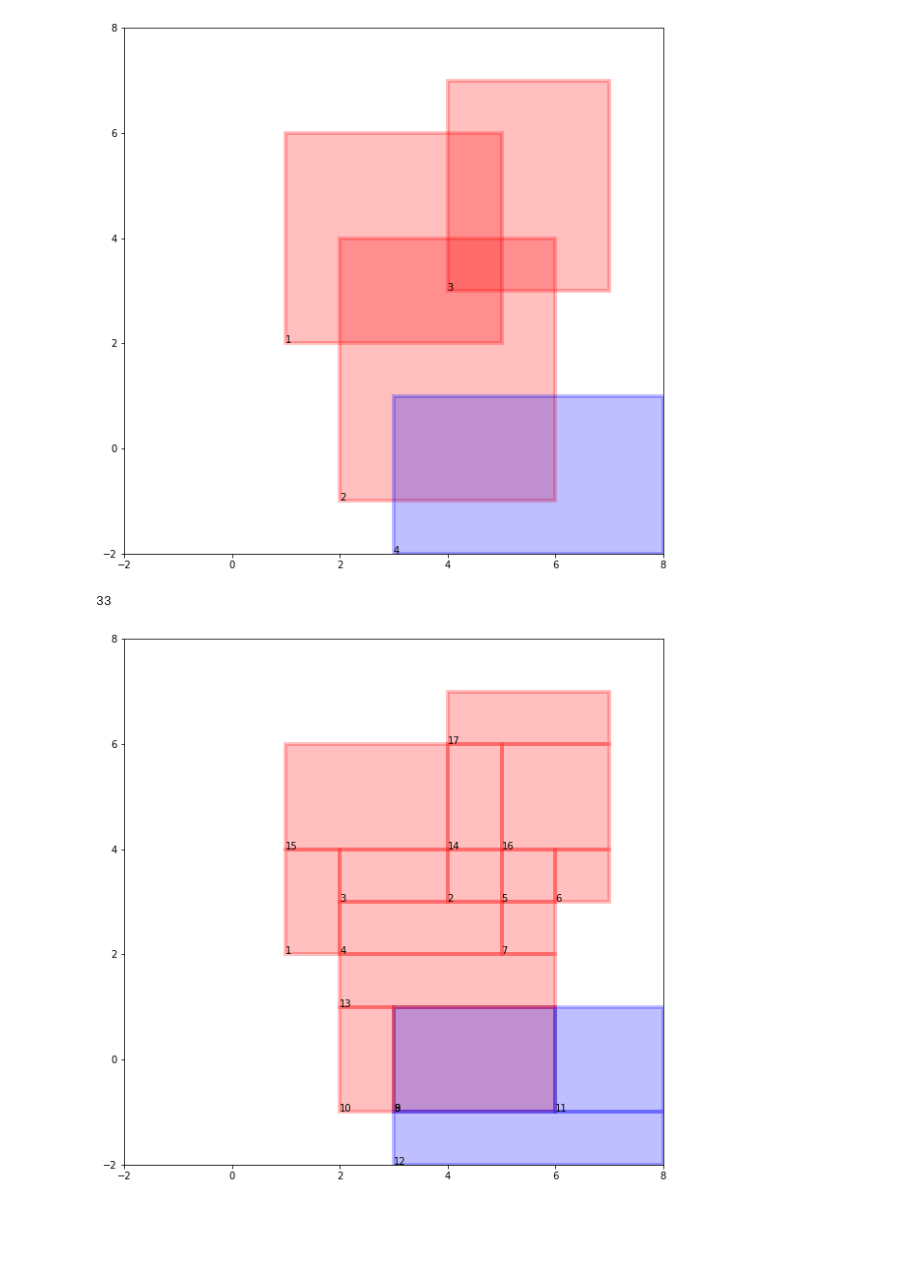
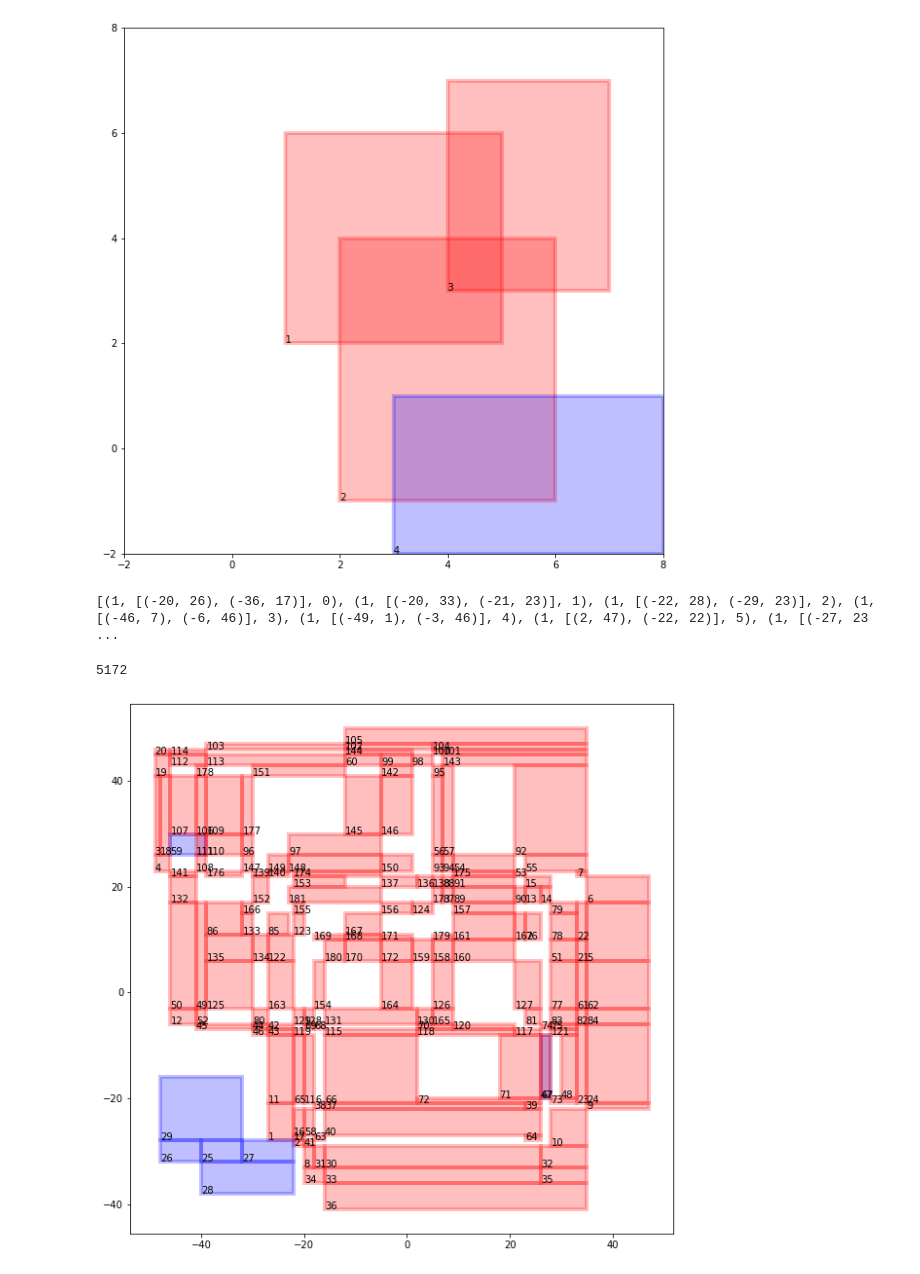
Before and after one commit to nickjhughes/advent, a Jupyter notebook: 2021/22.ipynb, the cells around one changed output. Saved outputs shown, nothing was run; the diff lists cells and outputs as text; code cells hidden in the pictures; blank space fills up the shorter version.

```diff
--- a/2021/22.ipynb
+++ b/2021/22.ipynb
@@ -40,7 +40,7 @@ lines = [
 ]
 # %%
 steps = []
-for line in lines[:20]:  # Just steps within [-50, 50]
+for line in lines: #lines[:20]:  # Just steps within [-50, 50]
     state, coords = line.split()
     state = 1 if state == 'on' else 0
     ranges = []
@@ -302,10 +325,29 @@ ax.set(xlim=[-2, 8], ylim=[-2, 8]);
+# %%
+steps = []
+for i, line in enumerate(lines):
+    state, coords = line.split()
+    state = 1 if state == 'on' else 0
+    ranges = []
+    for coord in coords.split(',')[:2]:
+        _, range_ = coord.split('=')
+        ranges.append(tuple(int(v) for v in range_.split('..')))
+    steps.append((state, ranges, i))
+print(steps)
+# %% [output]
+[(1, [(-20, 26), (-36, 17)], 0), (1, [(-20, 33), (-21, 23)], 1), (1, [(-22, 28), (-29, 23)], 2), (1, [(-46, 7), (-6, 46)], 3), (1, [(-49, 1), (-3, 46)], 4), (1, [(2, 47), (-22, 22)], 5), (1, [(-27, 23 ...
 # %%
-orig_steps = [
-    (1, [(1, 4+1), (2, 5+1)], [0]),
-    (1, [(2, 5+1), (-1, 3+1)], [1]),
-    (1, [(4, 6+1), (3, 6+1)], [2]),
-    (0, [(3, 7+1), (-2, 0+1)], [3])
-]
+orig_steps = steps
+# for line in lines
+
+
+# orig_steps = [
+#     (1, [(1, 4+1), (2, 5+1)], 0),
+#     (1, [(2, 5+1), (-1, 3+1)], 1),
+#     (0, [(3, 5+1), (5, 6+1)], 2),
+#     (1, [(4, 6+1), (3, 6+1)], 3),
+#     (0, [(3, 7+1), (-2, 0+1)], 4),
+#     (0, [(0, 3+1), (-1, 0+1)], 5),
+# ]
 
 steps = orig_steps
 
@@ -334,15 +376,17 @@ while found_intersections:
             # Intersection
             xi = [max(x1[0], x2[0]), min(x1[1], x2[1])]
             yi = [max(y1[0], y2[0]), min(y1[1], y2[1])]
-            if range_area((xi, yi)) > 0 and (range_area(ranges1) != range_area(ranges2) or state1 == state2):
+            if range_area((xi, yi)) > 0 and (range_area((xi, yi)) != range_area(ranges2) or state1 == state2):
                 # print(xi, yi)
                 # print(f'{iteration}: {step1} ({i+1}) and {step2} ({j+1}) overlap')
                 found_intersections = True
                 if state1 != state2:
-                    new_steps.append((state1, [xi, yi], seq1))
-                    new_steps.append((state2, [xi, yi], seq2))
+                    if seq1 > seq2:
+                        new_steps.append((state1, [xi, yi], seq1))
+                    else:
+                        new_steps.append((state2, [xi, yi], seq2))
                 else:
-                    new_steps.append((state1, [xi, yi], seq1 + seq2))
+                    new_steps.append((state1, [xi, yi], max(seq1, seq2)))
                 steps_split.extend([i, j])
             else:
                 new_steps.extend([step1, step2])
@@ -415,31 +459,26 @@ while found_intersections:
 # print(steps)
 # %%
 total_area = 0
-for i in range(len(orig_steps)):
-    seq_steps = [s for s in steps if i in s[2]]
-    for state, ranges, _ in seq_steps:
-        area = range_area(ranges)
-        if state == 1:
-            total_area += area
-        else:
-            total_area -= area
+for state, ranges, _ in steps:
+    if state == 1:
+        total_area += range_area(ranges)
 print(total_area)
 # %% [output]
-33
+5172
 # %%
 ax = plt.figure(figsize=(10, 10)).add_subplot(111)
 
 for i, step in enumerate(steps):
     state, ranges, seq = step
     x, y = ranges
     ax.add_patch(Rectangle(
         (x[0], y[0]), x[1] - x[0], y[1] - y[0],
         color='red' if state == 1 else 'blue',
         alpha=0.25,
         linewidth=4
     ))
     ax.text(x[0], y[0], str(i+1))
 ax.plot([0, 0], [0, 0]);
-ax.set(xlim=[-2, 8], ylim=[-2, 8]);
+# ax.set(xlim=[-2, 8], ylim=[-2, 8]);
 # %% [output]
-[figure, old version]
+[figure, new version]
```
Also changed, not shown: parts of 5 cells of this notebook.
